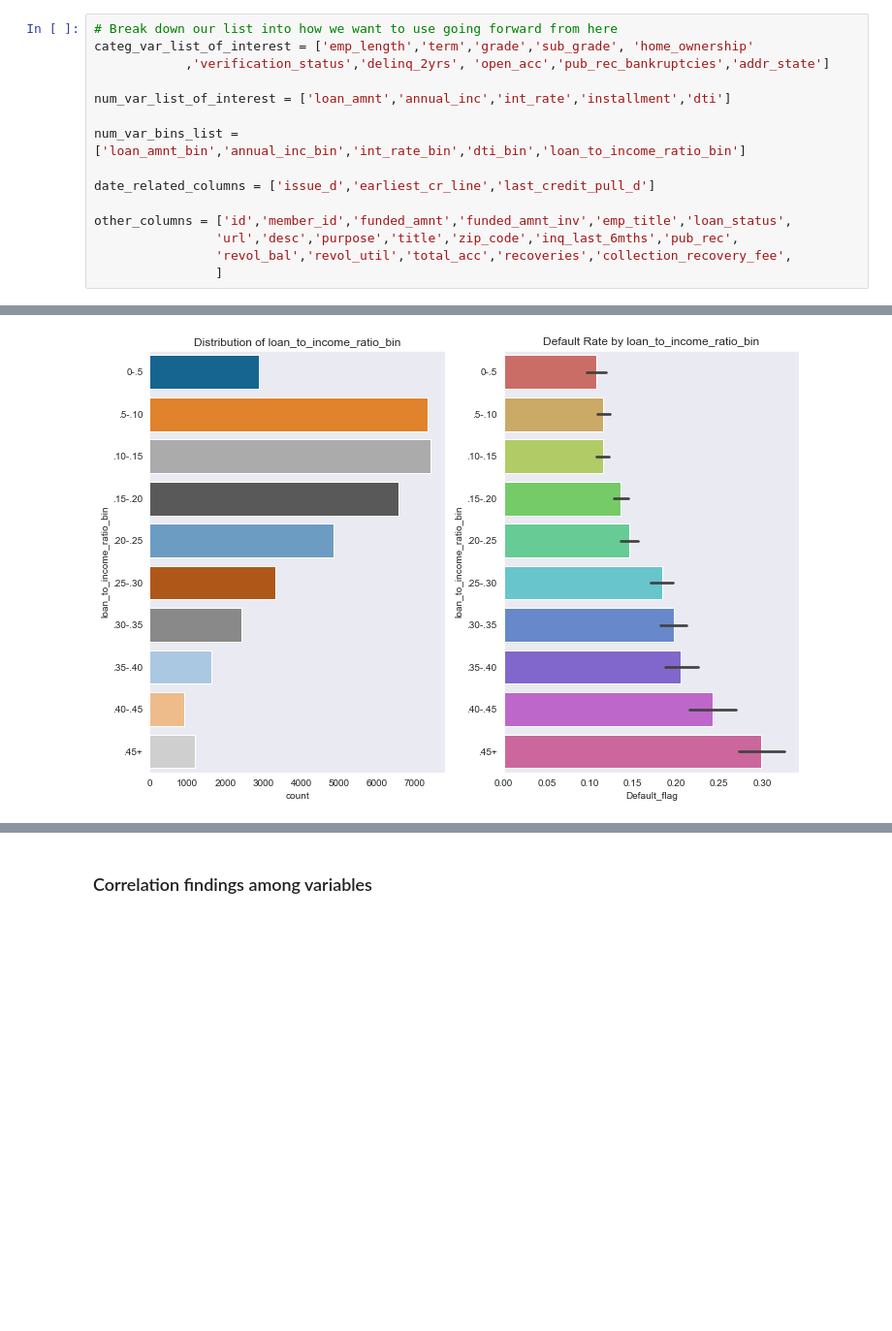
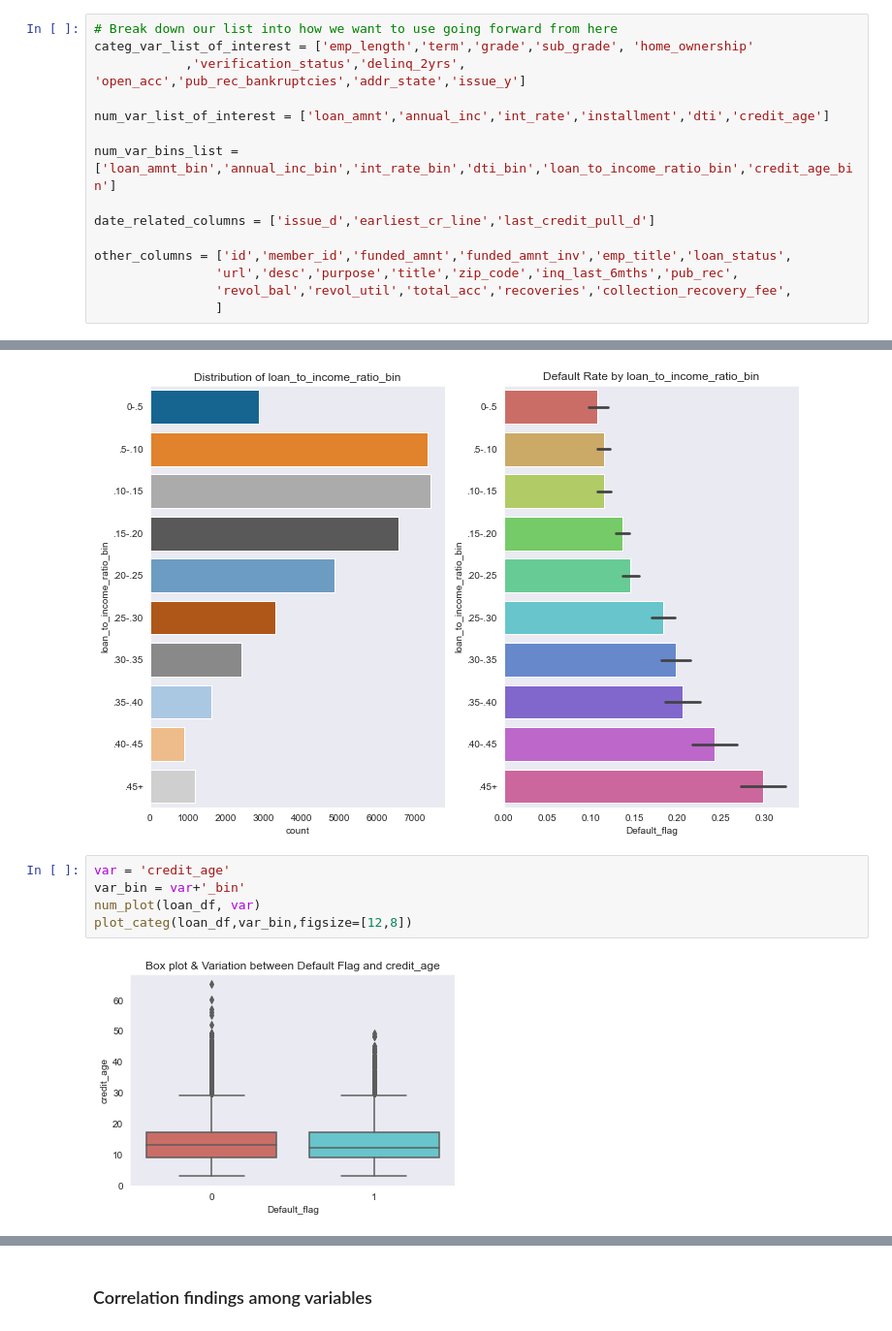
Before and after one commit to udaykadavi/LendingClubCaseStudy, a Jupyter notebook: EDA_UA.ipynb, the cells around one changed output, grey strips where cells are left out. Shown at 97% size. Drawn from its saved outputs; the diff is of its cells as text; blank space fills up the shorter version.

```diff
--- a/EDA_UA.ipynb
+++ b/EDA_UA.ipynb
@@ -714,11 +836,11 @@ print(loan_df.columns.tolist())
 # %%
 # Break down our list into how we want to use going forward from here
 categ_var_list_of_interest = ['emp_length','term','grade','sub_grade', 'home_ownership'
-            ,'verification_status','delinq_2yrs', 'open_acc','pub_rec_bankruptcies','addr_state']
+            ,'verification_status','delinq_2yrs', 'open_acc','pub_rec_bankruptcies','addr_state','issue_y']
 
-num_var_list_of_interest = ['loan_amnt','annual_inc','int_rate','installment','dti']
+num_var_list_of_interest = ['loan_amnt','annual_inc','int_rate','installment','dti','credit_age']
 
-num_var_bins_list = ['loan_amnt_bin','annual_inc_bin','int_rate_bin','dti_bin','loan_to_income_ratio_bin']
+num_var_bins_list = ['loan_amnt_bin','annual_inc_bin','int_rate_bin','dti_bin','loan_to_income_ratio_bin','credit_age_bin']
 
 date_related_columns = ['issue_d','earliest_cr_line','last_credit_pull_d']
 
@@ -801,3 +924,10 @@ plot_categ(loan_df,var_bin,figsize=[12,8])
 # %% [output]
 [figure]
 [figure]
+# %%
+var = 'credit_age'
+var_bin = var+'_bin'
+num_plot(loan_df, var)
+plot_categ(loan_df,var_bin,figsize=[12,8])
+# %% [output]
+[figure, added]
```
Also changed, not shown: parts of 16 cells of this notebook.
